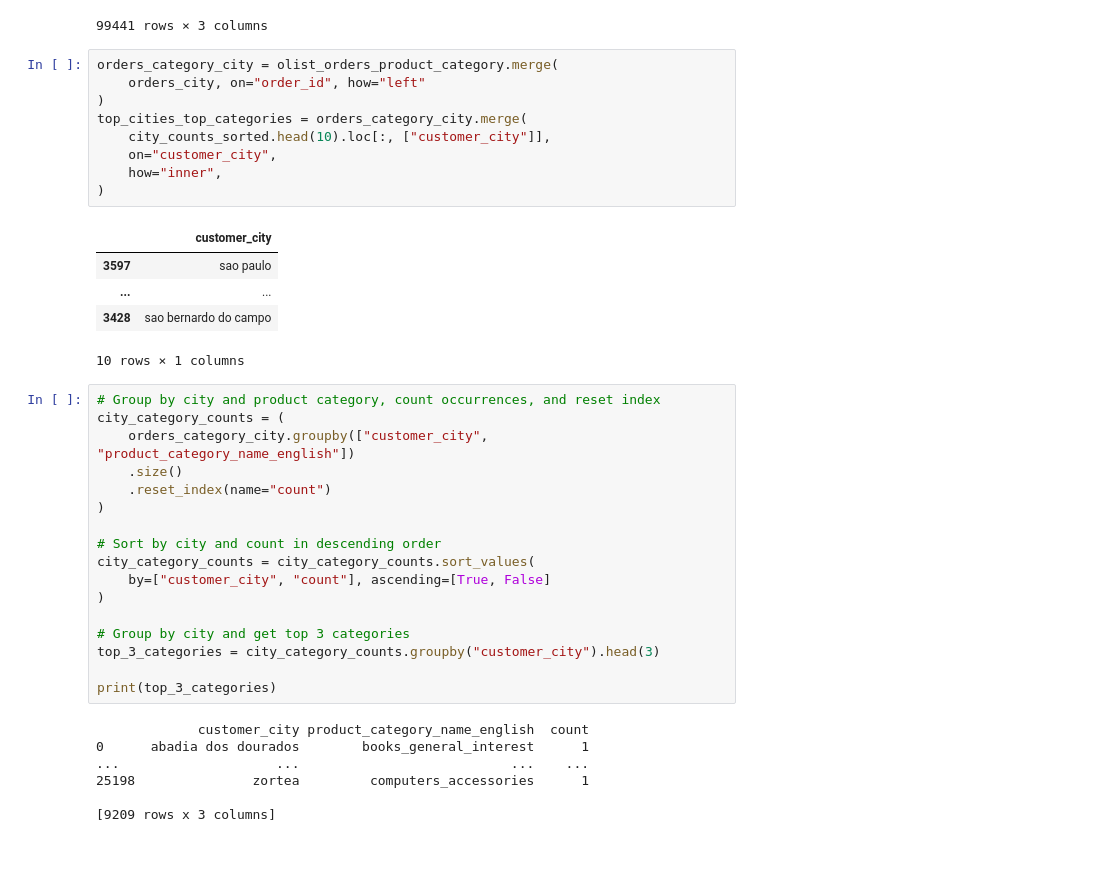
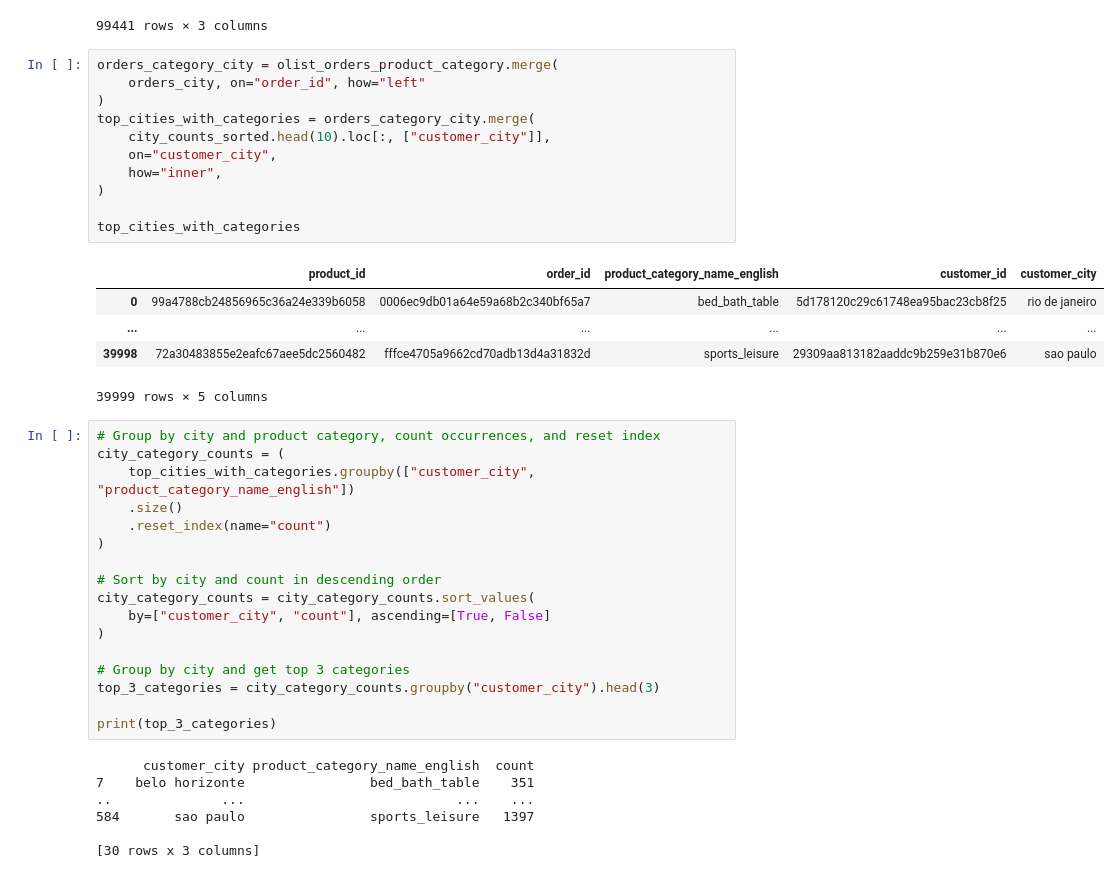
Before and after one commit to Skronski/e_commerce, a Jupyter notebook: 00_programs/data_overview_reading.ipynb, the cells around one changed output. Drawn from its saved outputs; the diff is of its cells as text.

```diff
--- a/00_programs/data_overview_reading.ipynb
+++ b/00_programs/data_overview_reading.ipynb
@@ -486,22 +486,24 @@ orders_city
 # %%
 orders_category_city = olist_orders_product_category.merge(
     orders_city, on="order_id", how="left"
 )
-top_cities_top_categories = orders_category_city.merge(
+top_cities_with_categories = orders_category_city.merge(
     city_counts_sorted.head(10).loc[:, ["customer_city"]],
     on="customer_city",
     how="inner",
 )
+
+top_cities_with_categories
 # %% [output]
-|  | customer_city |
-| 3597 | sao paulo |
-| ... | ... |
-| 3428 | sao bernardo do campo |
+|  | product_id | order_id | product_category_name_english | customer_id | customer_city |
+| 0 | 99a4788cb24856965c36a24e339b6058 | 0006ec9db01a64e59a68b2c340bf65a7 | bed_bath_table | 5d178120c29c61748ea95bac23cb8f25 | rio de janeiro |
+| ... | ... | ... | ... | ... | ... |
+| 39998 | 72a30483855e2eafc67aee5dc2560482 | fffce4705a9662cd70adb13d4a31832d | sports_leisure | 29309aa813182aaddc9b259e31b870e6 | sao paulo |
-10 rows × 1 columns
+39999 rows × 5 columns
 # %%
 # Group by city and product category, count occurrences, and reset index
 city_category_counts = (
-    orders_category_city.groupby(["customer_city", "product_category_name_english"])
+    top_cities_with_categories.groupby(["customer_city", "product_category_name_english"])
     .size()
     .reset_index(name="count")
 )
@@ -516,9 +518,9 @@ top_3_categories = city_category_counts.groupby("customer_city").head(3)
 
 print(top_3_categories)
 # %% [output]
-             customer_city product_category_name_english  count
-0      abadia dos dourados        books_general_interest      1
-...                    ...                           ...    ...
-25198               zortea         computers_accessories      1
+      customer_city product_category_name_english  count
+7    belo horizonte                bed_bath_table    351
+..              ...                           ...    ...
+584       sao paulo                sports_leisure   1397
 
-[9209 rows x 3 columns]
+[30 rows x 3 columns]
```
Also changed, not shown: parts of 3 cells of this notebook, 3 other files.
